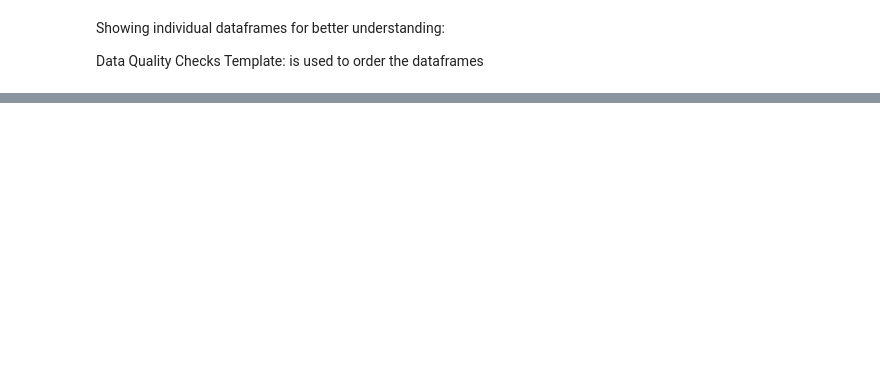
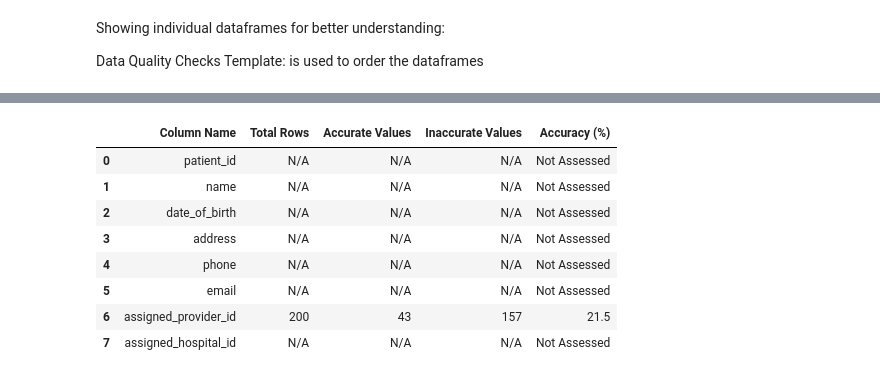
Before and after one commit to YavinOwens/data_quality_pocs, a Jupyter notebook: testing.ipynb, the cells around one changed output, grey strips where cells are left out. Drawn from its saved outputs; the diff is of its cells as text; code cells hidden in the pictures; blank space fills up the shorter version.

Commit message:
updated script with Accuracy dimensions. ; CUCVA

```diff
--- a/testing.ipynb
+++ b/testing.ipynb
@@ -114,0 +138,12 @@ results[3]
+# %%
+results[4] # Accuracy analysis results
+# %% [output]
+|  | Column Name | Total Rows | Accurate Values | Inaccurate Values | Accuracy (%) |
+| 0 | patient_id | N/A | N/A | N/A | Not Assessed |
+| 1 | name | N/A | N/A | N/A | Not Assessed |
+| 2 | date_of_birth | N/A | N/A | N/A | Not Assessed |
+| 3 | address | N/A | N/A | N/A | Not Assessed |
+| 4 | phone | N/A | N/A | N/A | Not Assessed |
+| 5 | email | N/A | N/A | N/A | Not Assessed |
+| 6 | assigned_provider_id | 200 | 43 | 157 | 21.5 |
+| 7 | assigned_hospital_id | N/A | N/A | N/A | Not Assessed |
```
Also changed, not shown: parts of 6 cells of this notebook, 2 other files.
